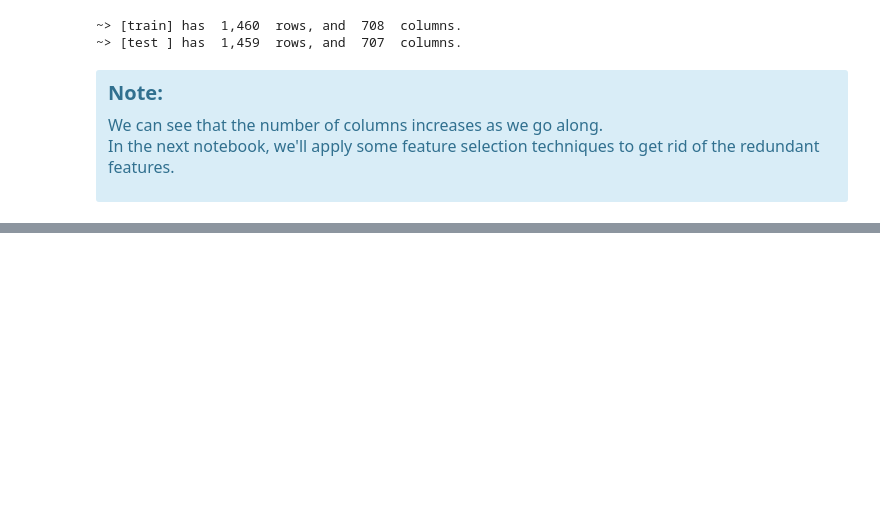
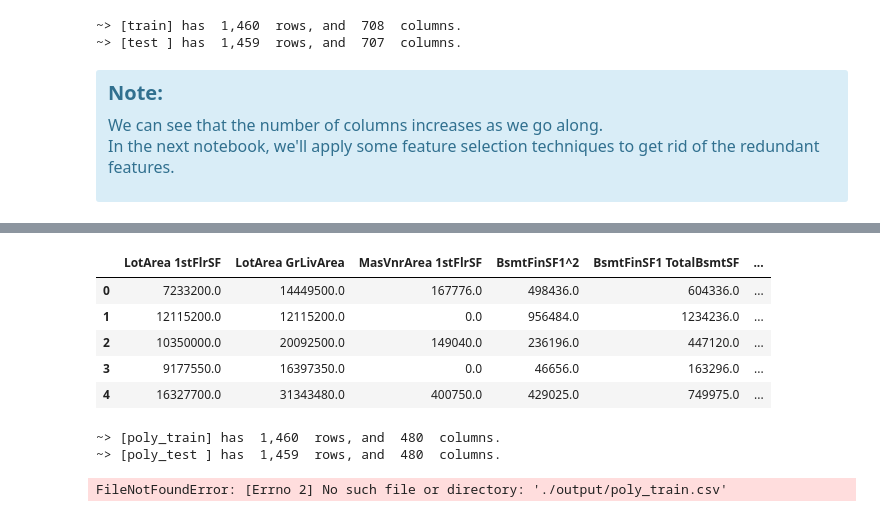
Before and after one commit to MosaabMuhammed/House-Prices-Kaggle, a Jupyter notebook: 3_Feature Engineering/Feature_Engineering.ipynb, the cells around one changed output, grey strips where cells are left out. Saved outputs shown, nothing was run; the diff lists cells and outputs as text; code cells hidden in the pictures; blank space fills up the shorter version.

```diff
--- a/3_Feature Engineering/Feature_Engineering.ipynb
+++ b/3_Feature Engineering/Feature_Engineering.ipynb
@@ -217,0 +201,18 @@ cat_agg_df.head()
+# %%
+# Create correlation matrix
+corr_matrix = poly_train.corr().abs()
+
+# Select upper triangle of correlation matrix
+upper = corr_matrix.where(np.triu(np.ones(corr_matrix.shape), k=1).astype(np.bool))
+
+# Find index of feature columns with correlation greater than 0.95
+to_drop = [col for col in upper.columns if any(upper[col] > 0.95)]
+# %%
+poly_train[to_drop].head()
+# %% [output]
+|  | LotArea 1stFlrSF | LotArea GrLivArea | MasVnrArea 1stFlrSF | BsmtFinSF1^2 | BsmtFinSF1 TotalBsmtSF | ... |
+| 0 | 7233200.0 | 14449500.0 | 167776.0 | 498436.0 | 604336.0 | ... |
+| 1 | 12115200.0 | 12115200.0 | 0.0 | 956484.0 | 1234236.0 | ... |
+| 2 | 10350000.0 | 20092500.0 | 149040.0 | 236196.0 | 447120.0 | ... |
+| 3 | 9177550.0 | 16397350.0 | 0.0 | 46656.0 | 163296.0 | ... |
+| 4 | 16327700.0 | 31343480.0 | 400750.0 | 429025.0 | 749975.0 | ... |
@@ -217,0 +223,13 @@ cat_agg_df.head()
+# %%
+shape(poly_train, poly_test)
+# %% [output]
+~> [poly_train] has  1,460  rows, and  480  columns.
+~> [poly_test ] has  1,459  rows, and  480  columns.
+# %%
+# Since it takes a quite huge time, I'll save it for later use.
+poly_train = reduce_
+
+poly_train.to_csv('./output/poly_train.csv', index=False)
+poly_test.to_csv('./output/poly_test.csv', index=False)
+# %% [output]
+FileNotFoundError: [Errno 2] No such file or directory: './output/poly_train.csv'
```
Also changed, not shown: parts of 26 cells of this notebook, 5 other files.
